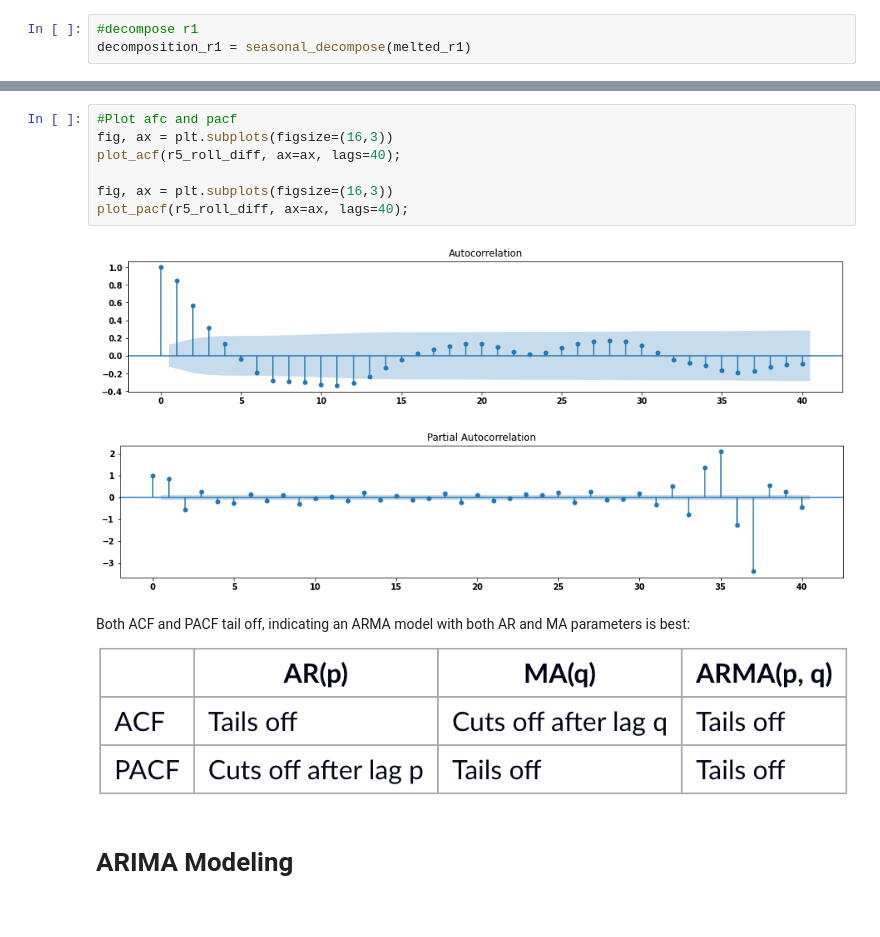
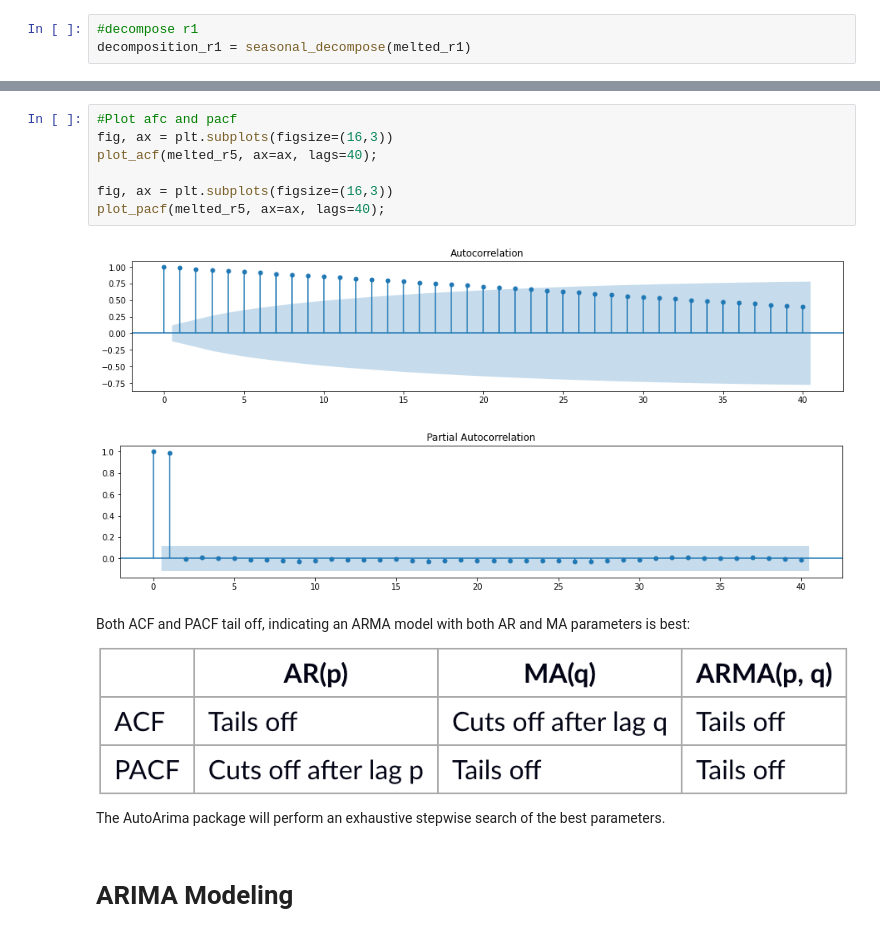
Before and after one commit to yehcolum/ZillowTimeSeries, a Jupyter notebook: time-series/Zillow Data Time Series Analysis.ipynb, the cells around one changed output, grey strips where cells are left out. Cells and saved outputs as stored; diff of their text form.

```diff
--- a/time-series/Zillow Data Time Series Analysis.ipynb
+++ b/time-series/Zillow Data Time Series Analysis.ipynb
@@ -438,17 +480,20 @@ import statsmodels.api as sm
 # %%
 #Plot afc and pacf
 fig, ax = plt.subplots(figsize=(16,3))
-plot_acf(r5_roll_diff, ax=ax, lags=40);
+plot_acf(melted_r5, ax=ax, lags=40);
 
 fig, ax = plt.subplots(figsize=(16,3))
-plot_pacf(r5_roll_diff, ax=ax, lags=40);
+plot_pacf(melted_r5, ax=ax, lags=40);
 # %% [output]
-[figure, old version]
+[figure, new version]
-[figure, old version]
+[figure, new version]
 # %% [markdown]
 Both ACF and PACF tail off, indicating an ARMA model with both AR and MA parameters is best:
 
 ![Screen%20Shot%202022-07-30%20at%2012.51.09%20PM.png](attachment:Screen%20Shot%202022-07-30%20at%2012.51.09%20PM.png)
+<br>
+
+The AutoArima package will perform an exhaustive stepwise search of the best parameters.
 # %% [markdown]
 # ARIMA Modeling
 # %%
```
Also changed, not shown: parts of 69 cells of this notebook.
